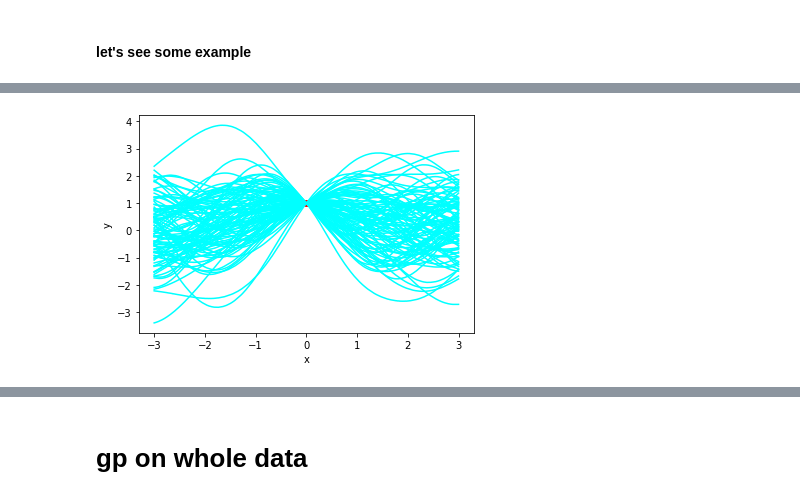
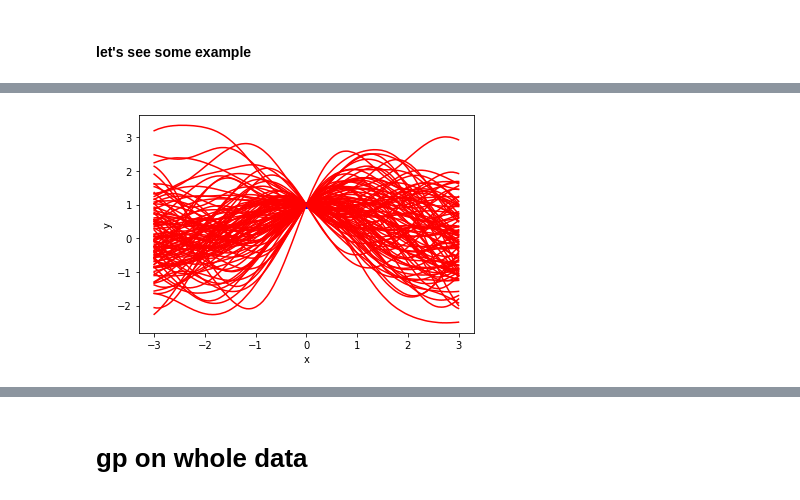
Before and after one commit to smrutijz/exploration, a Jupyter notebook: bayesian/GP implemention in python.ipynb, the cells around one changed output, grey strips where cells are left out. Drawn from its saved outputs; the diff is of its cells as text; code cells hidden in the pictures.

```diff
--- a/bayesian/GP implemention in python.ipynb
+++ b/bayesian/GP implemention in python.ipynb
@@ -66,15 +72,15 @@ plt.show()
 # %%
 x0 = np.array([0])
 y0 = np.array([1])
 x0_star = np.linspace(-3,3,1000)
 sample_draw = 100
 mu0_star, K0_star = posterior(x0_star, x0, y0)
 
 f0_prior = np.random.multivariate_normal(mean=mu0_star, cov=K0_star, size=sample_draw).T
-plt.plot(x0_star, f0_prior, color="cyan")
-plt.scatter(x0, y0, color="red")
+plt.plot(x0_star, f0_prior, color="red")
+plt.scatter(x0, y0, color="blue")
 plt.xlabel("x")
 plt.ylabel("y")
 plt.show();
 # %% [output]
-[figure, old version]
+[figure, new version]
```
Also changed, not shown: parts of 11 cells of this notebook, 1 other file.
